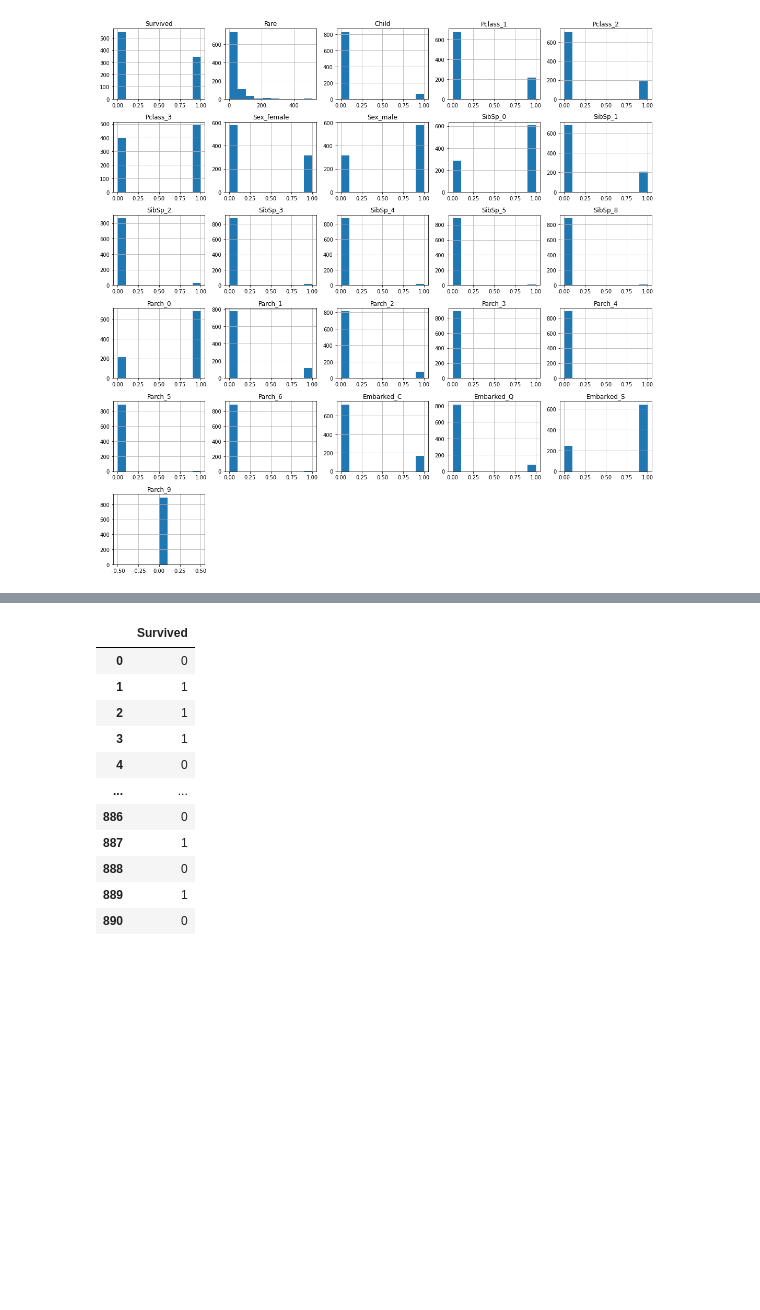
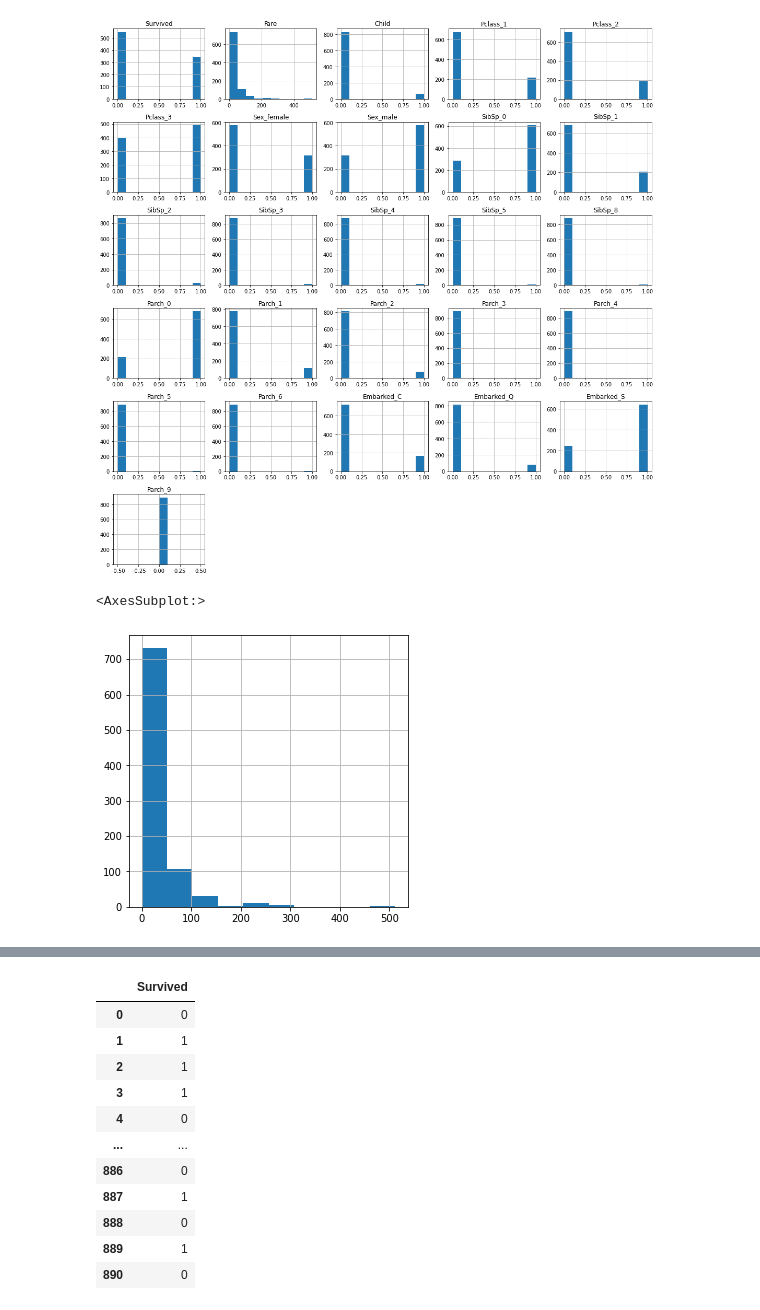
Before and after one commit to JeanMichelBereder/Kaggle, a Jupyter notebook: kaggle-titanic.ipynb, the cells around one changed output, grey strips where cells are left out. Cells and saved outputs as stored; diff of their text form; code cells hidden in the pictures; blank space fills up the shorter version.

```diff
--- a/kaggle-titanic.ipynb
+++ b/kaggle-titanic.ipynb
@@ -308,0 +311,5 @@ plt.show()
+# %%
+train_data_proc_dummy['Fare'].hist()
+# %% [output]
+<AxesSubplot:>
+[figure, added]
```
Also changed, not shown: parts of 3 cells of this notebook.
